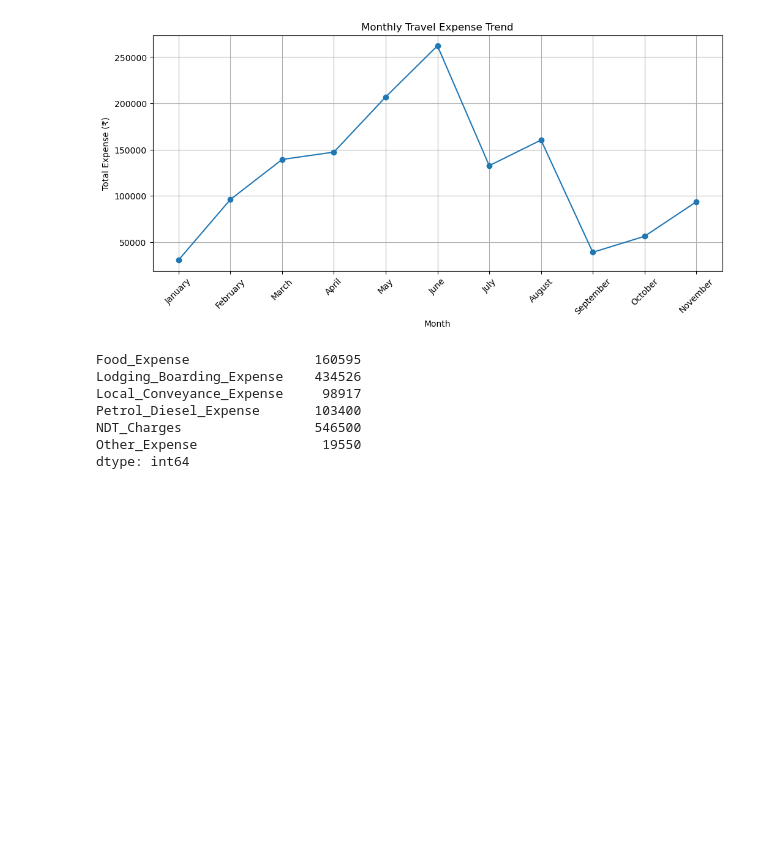
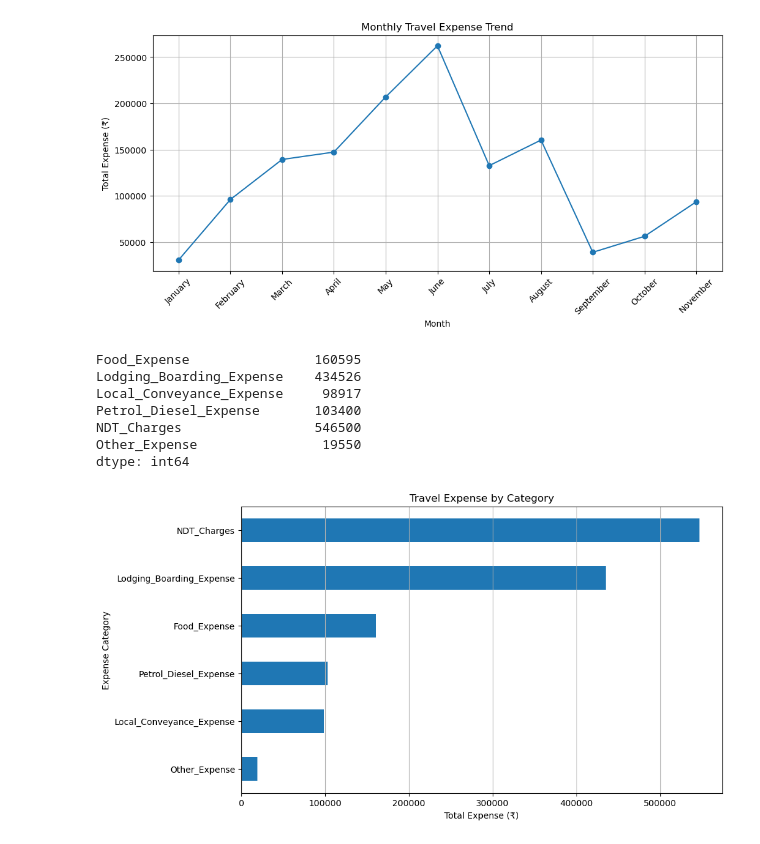
Before and after one commit to pushpendra-007/Travling-Expensive, a Jupyter notebook: Traveling.ipynb, the cells around one changed output. Cells and saved outputs as stored; diff of their text form; code cells hidden in the pictures; blank space fills up the shorter version.

```diff
--- a/Traveling.ipynb
+++ b/Traveling.ipynb
@@ -1012,3 +1012,16 @@ Petrol_Diesel_Expense       103400
 NDT_Charges                 546500
 Other_Expense                19550
 dtype: int64
+# %%
+plt.figure(figsize=(10, 6))
+
+category_expense.sort_values().plot(kind="barh")
+
+plt.title("Travel Expense by Category")
+plt.xlabel("Total Expense (₹)")
+plt.ylabel("Expense Category")
+
+plt.grid(axis="x")
+plt.show()
+# %% [output]
+[figure, added]
```
Also changed, not shown: parts of 5 cells of this notebook.
